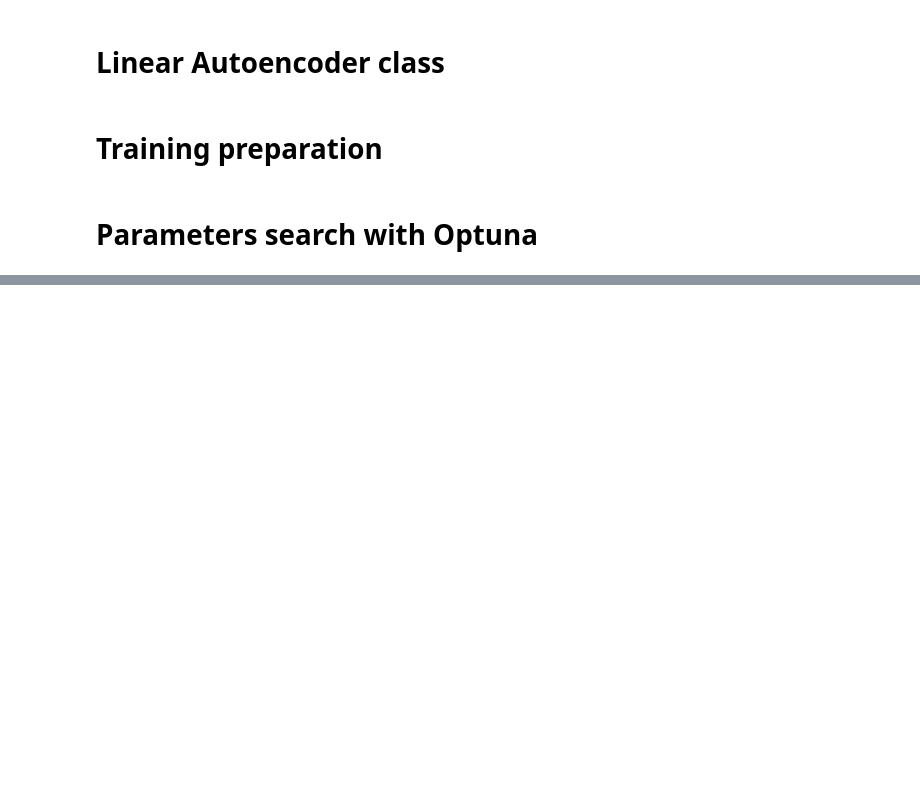
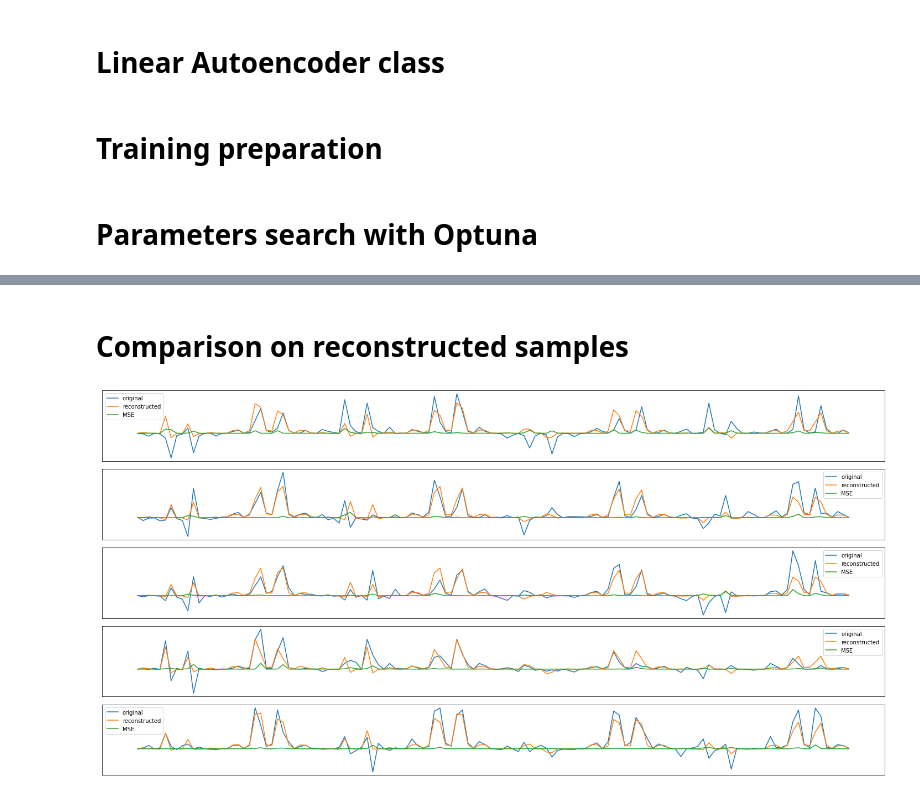
Before and after one commit to donaldssh/3DAR_project_descriptors, a Jupyter notebook: Surf_Autoencoder_3Ddesc.ipynb, the cells around one changed output, grey strips where cells are left out. Saved outputs shown, nothing was run; the diff lists cells and outputs as text; code cells hidden in the pictures; blank space fills up the shorter version.

```diff
--- a/Surf_Autoencoder_3Ddesc.ipynb
+++ b/Surf_Autoencoder_3Ddesc.ipynb
@@ -688,0 +752,25 @@ print(f"Best hyperparameters: {best_params}")
+# %% [markdown]
+# Comparison on reconstructed samples
+# %%
+best_encoder = encoder
+best_decoder = decoder
+
+rows = 5
+fig, ax = plt.subplots(rows, 1, figsize=(rows*4,rows*2))
+for i in range(rows):
+    img = random.choice(train_dataset_reduced)
+    img = img.unsqueeze(0).to(device)
+    best_encoder.eval()
+    best_decoder.eval()
+    with torch.no_grad():
+        rec_img  = best_decoder(best_encoder(img))
+    ax[i].plot(img.cpu().squeeze().numpy().reshape(128,), label='original')
+    ax[i].plot(rec_img.cpu().squeeze().numpy().reshape(128,), label='reconstructed')
+    ax[i].set_xticks([])
+    ax[i].set_yticks([])
+    ax[i].plot((rec_img.cpu().squeeze().numpy().reshape(128,)-img.cpu().squeeze().numpy().reshape(128,))**2, label='MSE')
+    ax[i].legend()
+
+plt.tight_layout()
+# %% [output]
+[figure, added]
```
Also changed, not shown: parts of 17 cells of this notebook.
